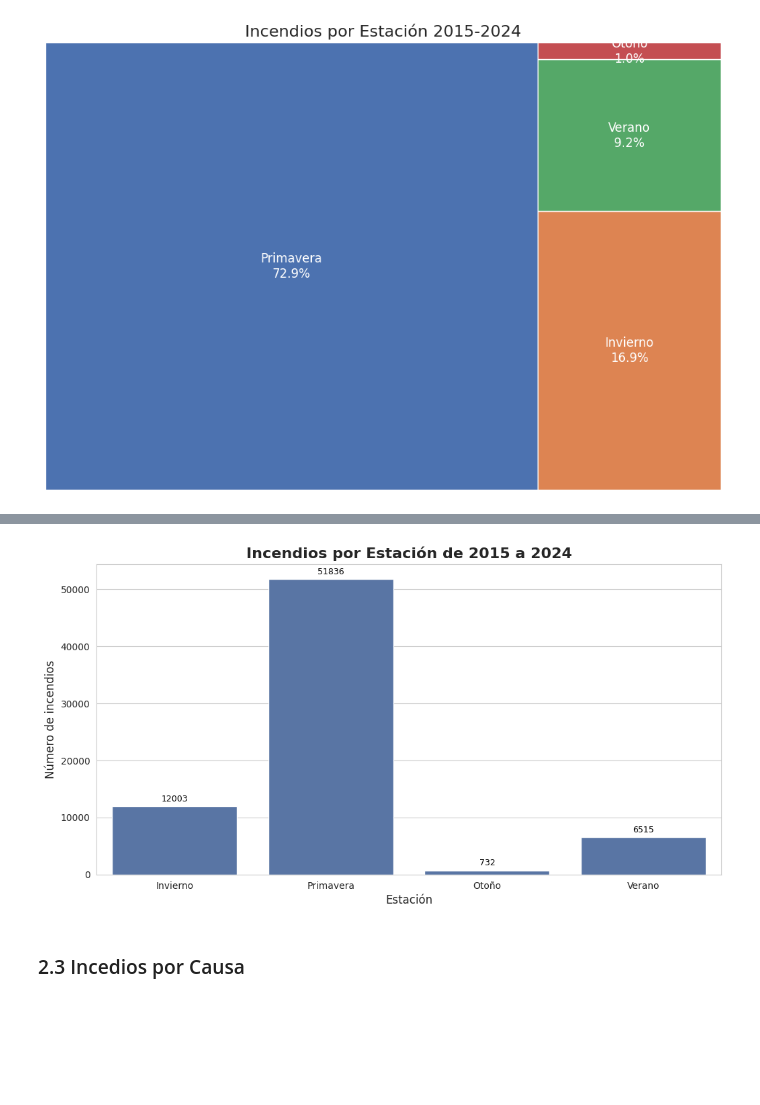
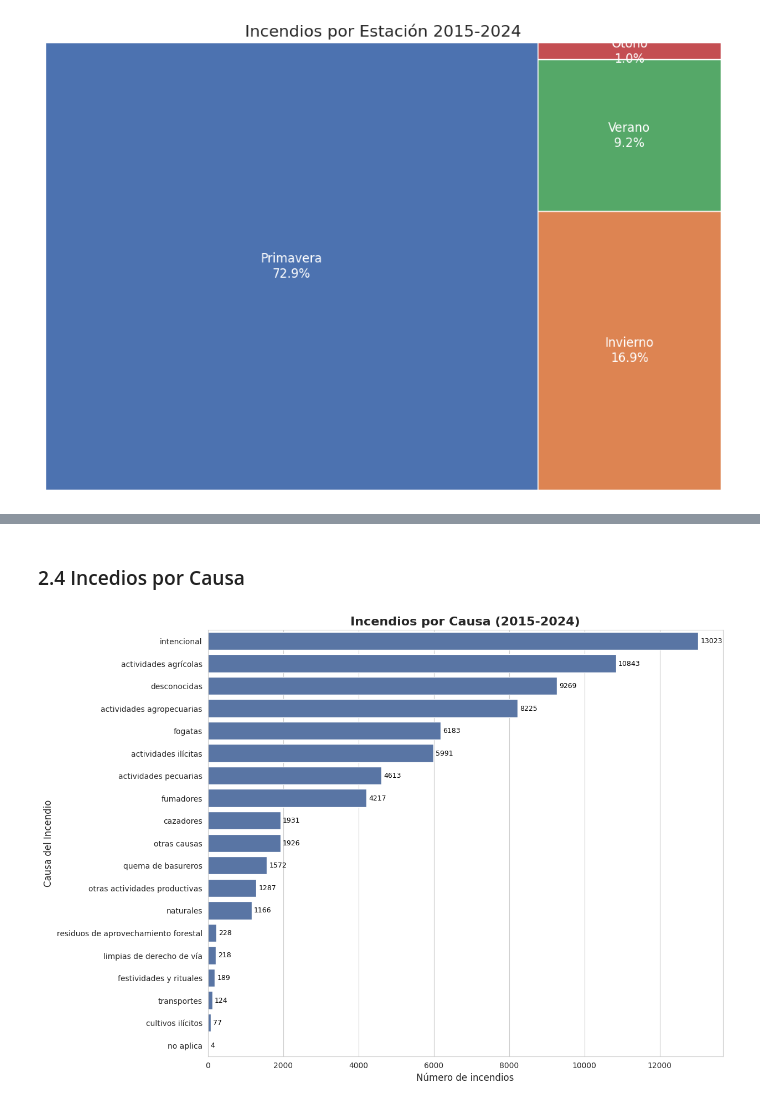
Before and after one commit to AndrsGzRo/incendios-forestales-mx, a Jupyter notebook: Incendios_Forestales_EDA.ipynb, the cells around one changed output, grey strips where cells are left out. Drawn from its saved outputs; the diff is of its cells as text; code cells hidden in the pictures; blank space fills up the shorter version.

Commit message:
Nuevas visualizacion, geopandas y estados de méxico

```diff
--- a/Incendios_Forestales_EDA.ipynb
+++ b/Incendios_Forestales_EDA.ipynb
@@ -249,13 +297,17 @@ plt.show()
+# %% [markdown]
+### 2.4 Incedios por Causa
 # %%
-plt.figure(figsize=(12,6))
-ax = sns.countplot(x='estacion',data=df_clean)
+plt.figure(figsize=(12,10))
+ax = sns.countplot(
+    y='Causa',
+    data=df_clean,order=df_clean['Causa'].value_counts().index,
+)
 for container in ax.containers:
     ax.bar_label(container,padding=3,fontsize=9,color='black')
-plt.xlabel('Estación',fontsize=12)
-plt.ylabel('Número de incendios',fontsize=12)
-plt.title('Incendios por Estación de 2015 a 2024',fontsize=16,fontweight='bold')
+
+plt.xlabel('Número de incendios',fontsize=12)
+plt.ylabel('Causa del Incendio',fontsize=12)
+plt.title('Incendios por Causa (2015-2024)',fontsize=16,fontweight='bold')
 plt.show()
 # %% [output]
-[figure, old version]
+[figure, new version]
-# %% [markdown]
-### 2.3 Incedios por Causa
```
Also changed, not shown: parts of 13 cells of this notebook.
